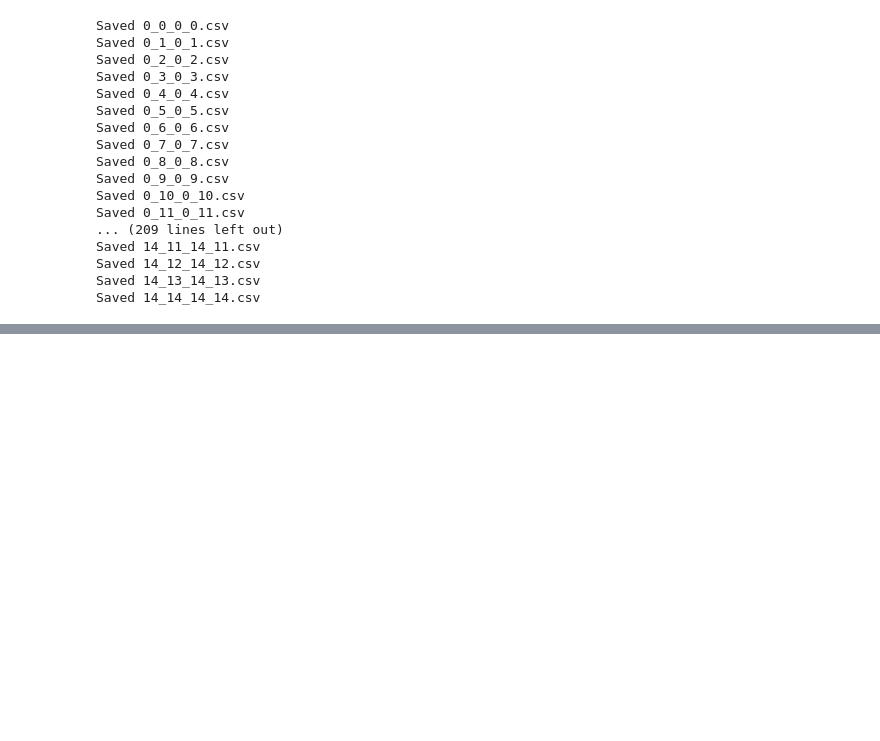
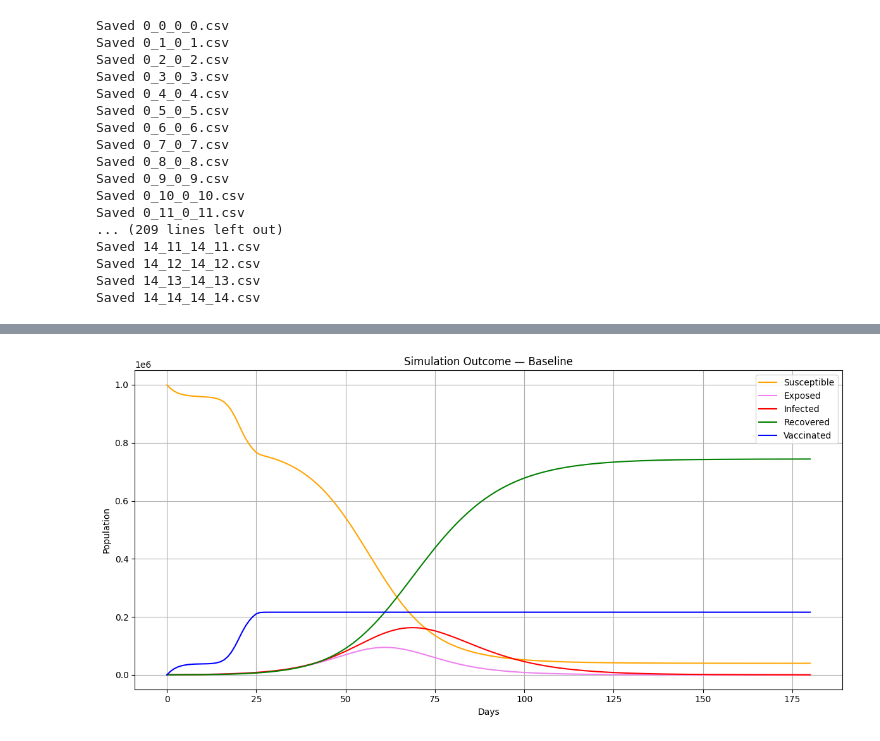
Before and after one commit to KayanIrani/ModSim_Report_SIER-V, a Jupyter notebook: simulation.ipynb, the cells around one changed output, grey strips where cells are left out. Saved outputs shown, nothing was run; the diff lists cells and outputs as text; code cells hidden in the pictures; blank space fills up the shorter version.

```diff
--- a/simulation.ipynb
+++ b/simulation.ipynb
@@ -257,0 +265,94 @@ Saved 14_14_14_14.csv
+# %%
+N = 1_000_000                      # Total population
+
+I0, E0, R0, V0, w0 = 500, 100, 0, 0, 0.4  # Initial values: Infected, Exposed, Recovered, Vaccinated, Willingness
+S0 = N - I0 - E0 - R0 - V0        # Initial Susceptible population
+
+y0 = [S0, E0, I0, R0, V0, w0]     # Initial state vector for ODE system
+
+t_span = (0, 180)                 # Simulate over 180 days
+t_eval = np.linspace(*t_span, 181)  # Generate values for every day (0 to 180)
+
+beta = 0.4                        # β: Transmission rate (per contact per day)
+sigma = 1/5                       # σ: Rate of moving from Exposed to Infected (avg 5-day incubation)
+gamma = 1/10                       # γ: Recovery rate from Infected to Recovered (avg 10-day infection)
+kappa = 0.6                       # κ: Social learning rate (how fast people adapt willingness)
+v_base = 0.035                    # Baseline vaccination rate (will be scaled by willingness y(t))
+
+
+combinations = [
+    (10,5,5,5),
+    (10,9,3,4),
+    (9,6,10,3),
+    (8,8,4,7),
+]
+# a1 = infection awareness boost, a2 = misinformation drag, a3 = campaign encouragement, a4 = false belief resistance
+for a1, a2, a3, a4 in combinations:
+    label = f"{a1}_{a2}_{a3}_{a4}"
+    params = [beta, sigma, gamma, kappa, v_base, a1, a2, a3, a4, N]
+
+    sol = solve_ivp(seirv_behavior, t_span, y0, args=(params,), t_eval=t_eval)
+
+    if not sol.success:
+        print(f"Integration failed for {label}: {sol.message}")
+        continue
+
+    if sol.y.shape[1] != len(t_eval):
+        print(f"Shape mismatch for {label}: sol.y.shape={sol.y.shape}, len(t_eval)={len(t_eval)}")
+        continue
+
+    S, E, I, R, V, w = sol.y
+
+    df = pd.DataFrame({
+        "Day": t_eval,
+        "Susceptible": S,
+        "Exposed": E,
+        "Infected": I,
+        "Recovered": R,
+        "Vaccinated": V,
+        "Willingness": w
+    })
+
+    df.to_csv(f"{label}.csv", index=False)
+    print(f"Saved {label}.csv")
+
+
+scenarios = [
+    ("baseline", "10_5_5_5.csv"),
+    ("high_misinformation", "10_9_3_4.csv"),
+    ("strong_campaign", f"9_6_10_3.csv"),
+    ("low_trust", "8_8_4_7.csv")
+]
+
+
+
+for label, filename in scenarios:
+    df = pd.read_csv(filename)
+
+    peak_infected = df["Infected"].max()
+    day_of_peak = df.loc[df["Infected"].idxmax(), "Day"]
+    final_vaccinated = df["Vaccinated"].iloc[-1]
+    final_willingness = df["Willingness"].iloc[-1]
+    total_infected = R[-1] + I[-1]
+
+    print(f"🔹 {label.replace('_', ' ').title()}")
+    print(f"  Peak Infected: {int(peak_infected)}")
+    print(f"  Day of Peak: Day {int(day_of_peak)}")
+    print(f"  Final Vaccinated: {int(final_vaccinated)}")
+    print(f"Total Infected (cumulative): {int(total_infected)}") # Excluding Deaths
+
+    plt.figure(figsize=(12, 6))
+    plt.plot(df["Day"], df["Susceptible"], label="Susceptible", color="orange")
+    plt.plot(df["Day"], df["Exposed"], label="Exposed", color="violet")
+    plt.plot(df["Day"], df["Infected"], label="Infected", color="red")
+    plt.plot(df["Day"], df["Recovered"], label="Recovered", color="green")
+    plt.plot(df["Day"], df["Vaccinated"], label="Vaccinated", color="blue")
+
+    plt.title(f"Simulation Outcome — {label.replace('_', ' ').title()}")
+    plt.xlabel("Days")
+    plt.ylabel("Population")
+    plt.legend()
+    plt.grid(True)
+    plt.tight_layout()
+    plt.show()
+# %% [output]
@@ -257,0 +368 @@ Saved 14_14_14_14.csv
+[figure, added]
```
Also changed, not shown: parts of 7 cells of this notebook, 7 other files.
